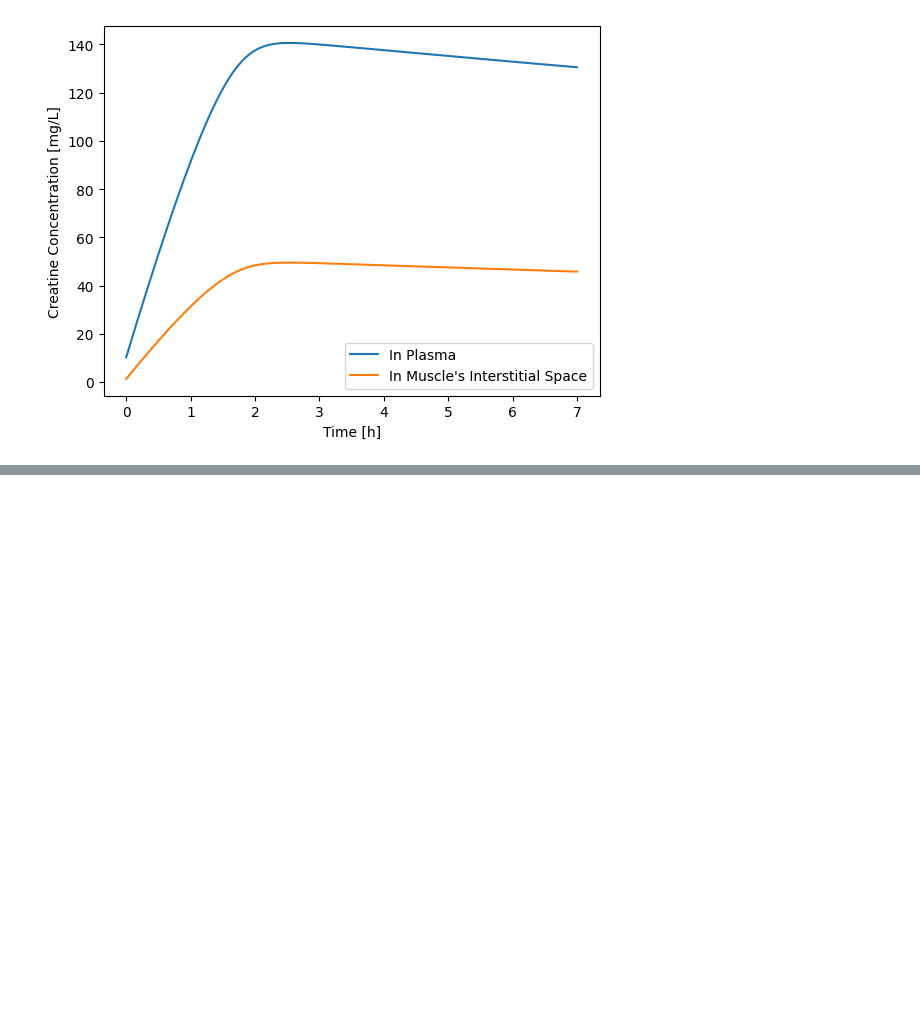
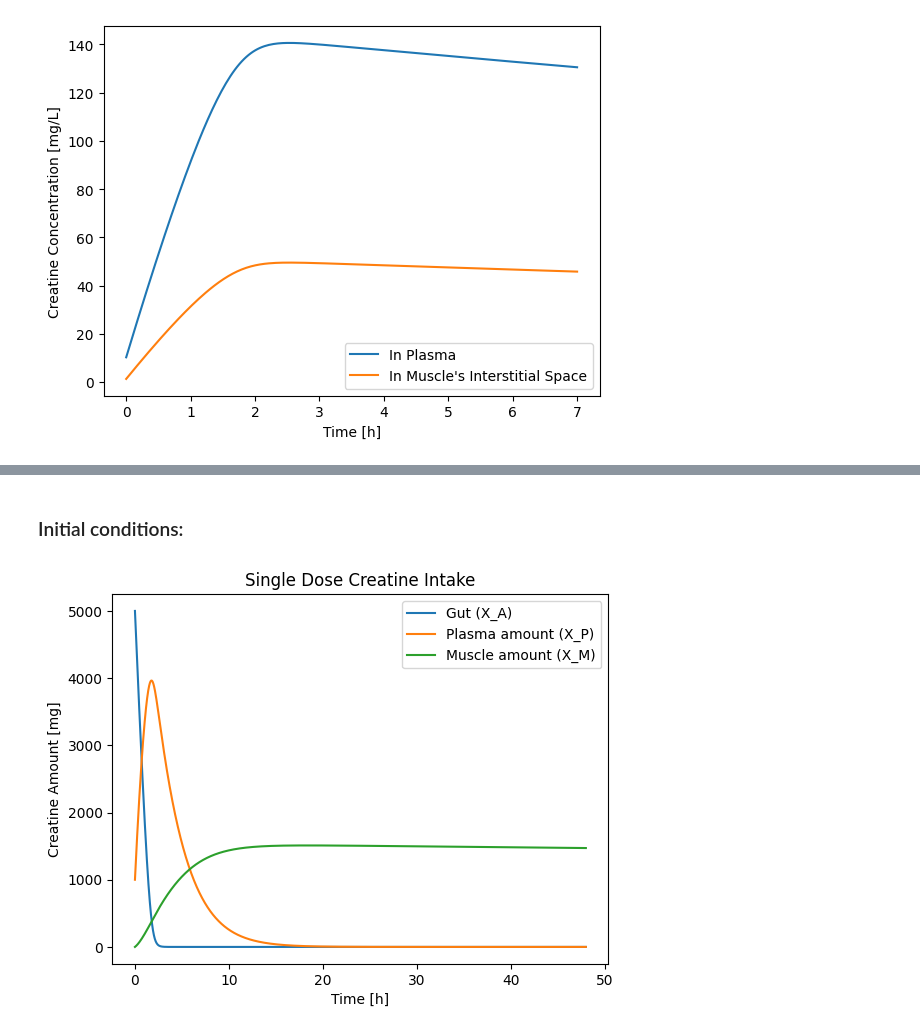
Before and after one commit to dropoftherain/Creatine_Saturation_Calculator, a Jupyter notebook: ODE_try.ipynb, the cells around one changed output, grey strips where cells are left out. Cells and saved outputs as stored; diff of their text form; code cells hidden in the pictures; blank space fills up the shorter version.

Commit message:
implementing_ODE_withDoses

```diff
--- a/ODE_try.ipynb
+++ b/ODE_try.ipynb
@@ -91,0 +100,47 @@ plt.show()
+# %%
+V_max = 3846       # mg/h (gut absorption)
+K_M = 874          # mg
+V_D = 37           # L
+CL = 9.07          # L/h
+k_e = CL / V_D     # h^-1 ≈ 0.25
+
+V_max_M = 500      # mg/h (muscle uptake) REFINE!
+K_M_M = 100        # mg/L (muscle MM constant) REFINE!
+k_loss = 0.00096   # h^-1 (≈40-day half-life) REFINE!
+
+t_half_creatine_indays = 30
+k_loss = np.log(2) / (t_half_creatine_indays*24)  # 1/h, okolo 0.00096
+# %% [markdown]
+### Initial conditions:
+# %%
+X_A_0 = 5000   # mg, one 5g oral dose
+X_P_0 = 1000      # mg in plasma
+X_M_0 = 0      # mg in muscle
+S_0 = [X_A_0, X_P_0, X_M_0]
+# %%
+def creatine_model(S,t):
+    X_A, X_P, X_M = S
+    C_P = X_P / V_D  # mg/L
+    absorption = V_max * X_A / (K_M + X_A)
+    muscle_uptake = (V_max_M * C_P)/(K_M_M + C_P)
+    dXAdt = - absorption
+    dXPdt = absorption - k_e * X_P - muscle_uptake
+    dXMdt = muscle_uptake - k_loss * X_M
+    return [dXAdt, dXPdt, dXMdt]
+
+S_0 = [X_A_0, X_P_0, X_M_0]
+
+t = np.linspace(0,48,2000)
+solution = odeint(creatine_model, y0=S_0, t=t)
+X_A_sol, X_P_sol, X_M_sol = solution.T
+
+plt.title('Single Dose Creatine Intake')
+plt.plot(t, X_A_sol, label='Gut (X_A)')
+plt.plot(t, X_P_sol, label='Plasma amount (X_P)')
+plt.plot(t, X_M_sol, label='Muscle amount (X_M)')
+plt.legend()
+plt.xlabel('Time [h]')
+plt.ylabel('Creatine Amount [mg]')
+plt.show()
+# %% [output]
+[figure, added]
```
Also changed, not shown: parts of 5 cells of this notebook.
